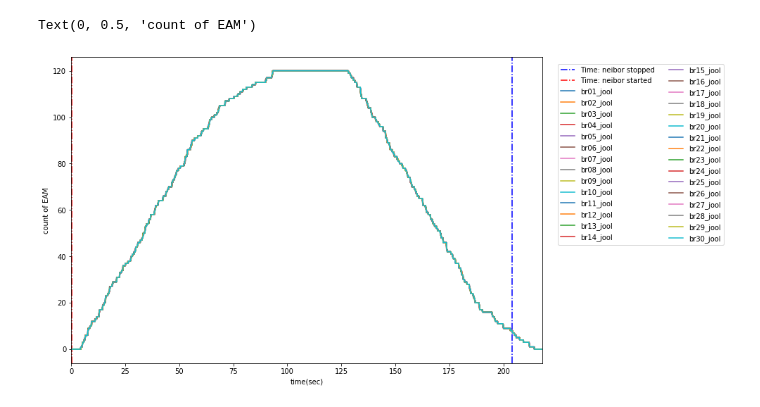
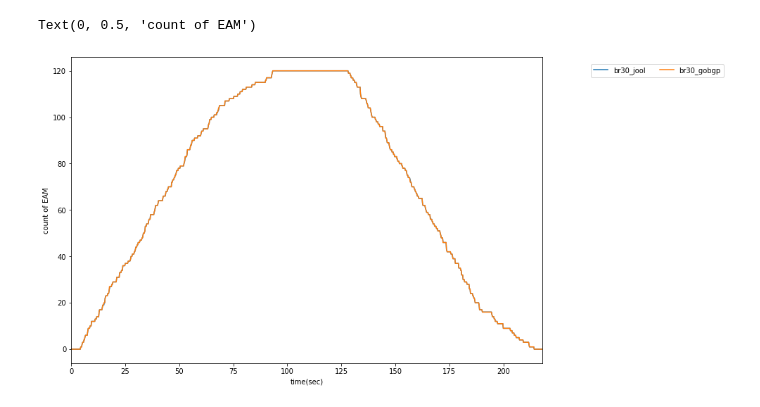
Before and after one commit to yas-nyan/eval-thesis, a Jupyter notebook: monitor/plot_br.ipynb, the cells around one changed output. Saved outputs shown, nothing was run; the diff lists cells and outputs as text; code cells hidden in the pictures.

```diff
--- a/monitor/plot_br.ipynb
+++ b/monitor/plot_br.ipynb
@@ -5,7 +5,7 @@ import matplotlib.pyplot as plt
 # %%
 hosts = [f"br{str(i).zfill(2)}" for i in range(1,31)]
 #filepaths = [ f"backup/deploy_test/{host}.csv" for host in hosts]
-filepaths = [ f"backup/docker_120/{host}.csv" for host in hosts]
+filepaths = [ f"backup/route_1000_test/{host}.csv" for host in hosts]
 # %%
 def clean_and_addheader(filepath):
     new_lines=[]
@@ -66,19 +75,21 @@ columns_br01 = ["br01_jool","br01_gobgp"]
+# %%
+columns_br01 = ["br30_jool","br30_gobgp"]
 # %%
 end_offset = end_time - start_time - 1 # 適当に-1秒する...
 # %%
 # グラフ作成
 fig = plt.figure(figsize=(12,8))
 
 ax = fig.add_subplot(111)
-end_line = ax.axvline(end_offset, ls = "-.", color = "blue")
-start_line = ax.axvline(0.1, ls = "-.", color = "red")
-end_line.set_label("Time: neibor stopped")
-start_line.set_label("Time: neibor started")
-make_sense_df[columns_j].plot(ax=ax,style="-")
+#end_line = ax.axvline(end_offset, ls = "-.", color = "blue")
+#start_line = ax.axvline(0.1, ls = "-.", color = "red")
+#end_line.set_label("Time: neibor stopped")
+#start_line.set_label("Time: neibor started")
+make_sense_df[columns_br01].plot(ax=ax,style="-")
 ax.legend(bbox_to_anchor=(1.4, 1), loc='upper right', borderaxespad=1,fontsize=10,ncol=2,)
 
 ax.set_xlabel("time(sec)")
 ax.set_ylabel("count of EAM")
 # %% [output]
 Text(0, 0.5, 'count of EAM')
-[figure, old version]
+[figure, new version]
```
Also changed, not shown: parts of 3 cells of this notebook, 32 other files.
